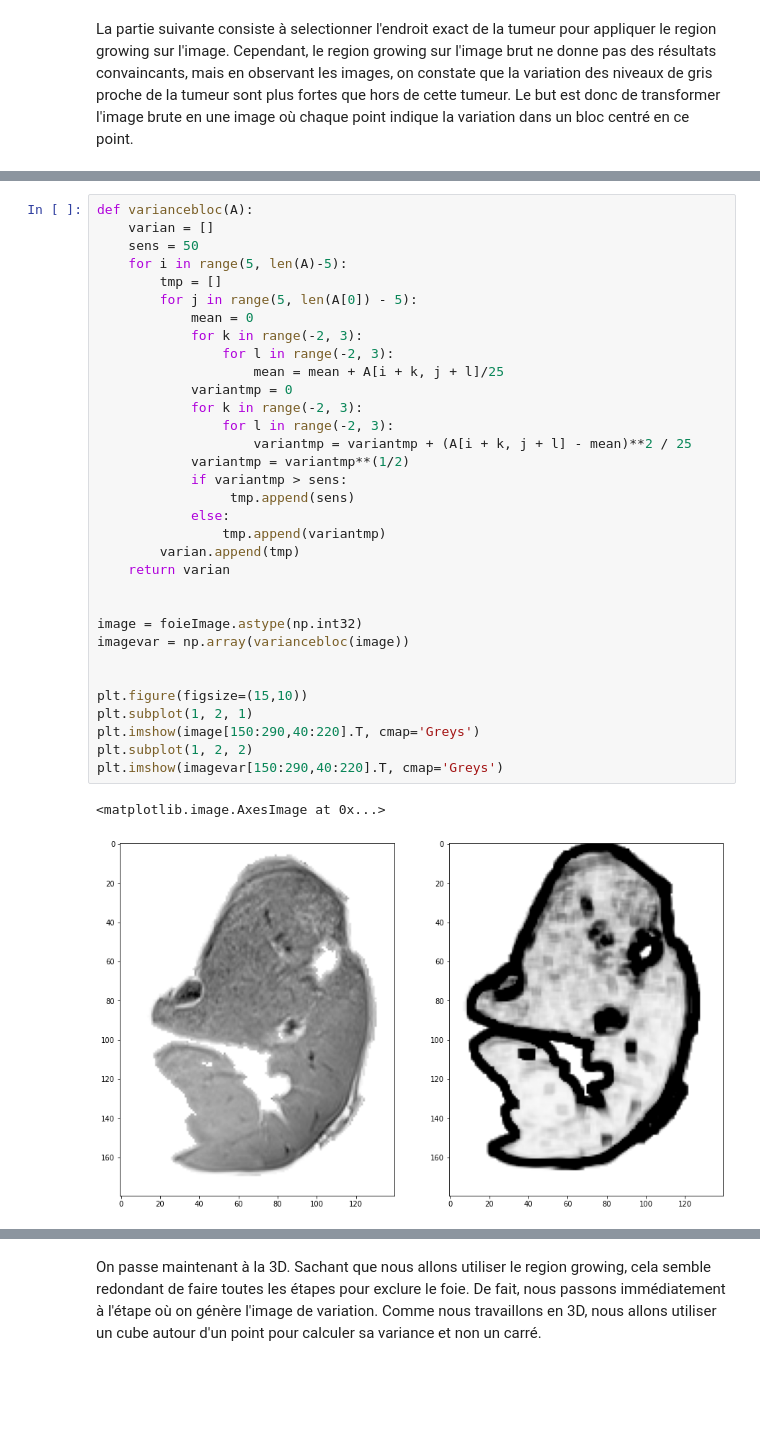
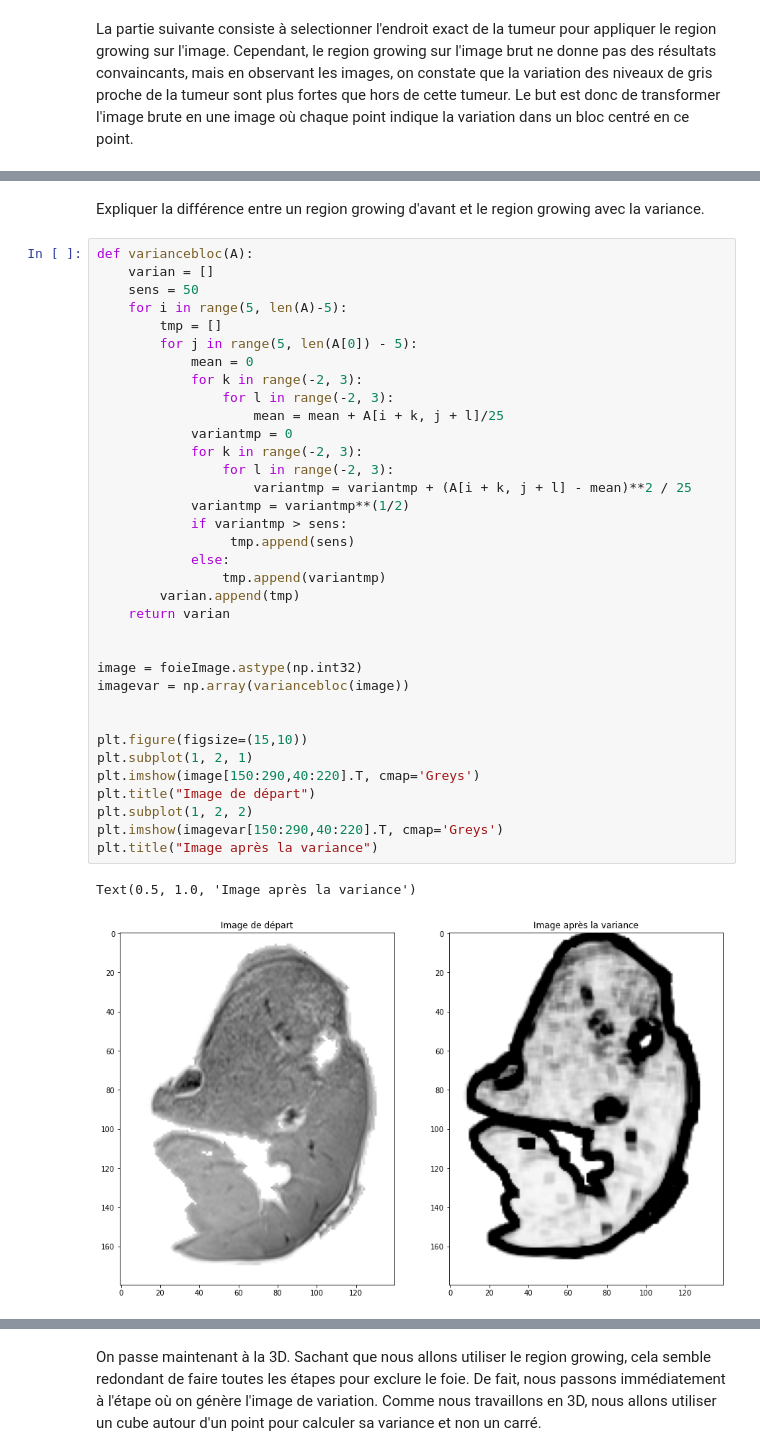
Before and after one commit to defrenned3238/WSBIM2243, a Jupyter notebook: WSBIM2243-final.ipynb, the cells around one changed output, grey strips where cells are left out. Drawn from its saved outputs; the diff is of its cells as text; blank space fills up the shorter version.

Commit message:
end region growing 2D

```diff
--- a/WSBIM2243-final.ipynb
+++ b/WSBIM2243-final.ipynb
@@ -377,6 +377,8 @@ plt.title('Image après dilation')
 # %% [output]
 Text(0.5, 1.0, 'Image après dilation')
 [figure]
+# %% [markdown]
+Expliquer la différence entre un region growing d'avant et le region growing avec la variance.
 # %%
 def variancebloc(A):
     varian = []
@@ -384,33 +386,35 @@ def variancebloc(A):
     for i in range(5, len(A)-5):
         tmp = []
         for j in range(5, len(A[0]) - 5):
             mean = 0
             for k in range(-2, 3):
                 for l in range(-2, 3):
                     mean = mean + A[i + k, j + l]/25
             variantmp = 0
             for k in range(-2, 3):
                 for l in range(-2, 3):
                     variantmp = variantmp + (A[i + k, j + l] - mean)**2 / 25
             variantmp = variantmp**(1/2)
             if variantmp > sens:
                  tmp.append(sens)
             else:
                 tmp.append(variantmp)
         varian.append(tmp)
     return varian
 
 
 image = foieImage.astype(np.int32)
 imagevar = np.array(variancebloc(image))
 
 
 plt.figure(figsize=(15,10))
 plt.subplot(1, 2, 1)
 plt.imshow(image[150:290,40:220].T, cmap='Greys')
+plt.title("Image de départ")
 plt.subplot(1, 2, 2)
 plt.imshow(imagevar[150:290,40:220].T, cmap='Greys')
+plt.title("Image après la variance")
 # %% [output]
-<matplotlib.image.AxesImage at 0x...>
+Text(0.5, 1.0, 'Image après la variance')
-[figure, old version]
+[figure, new version]
 # %%
```
Also changed, not shown: parts of 8 cells of this notebook, 2 other files.
